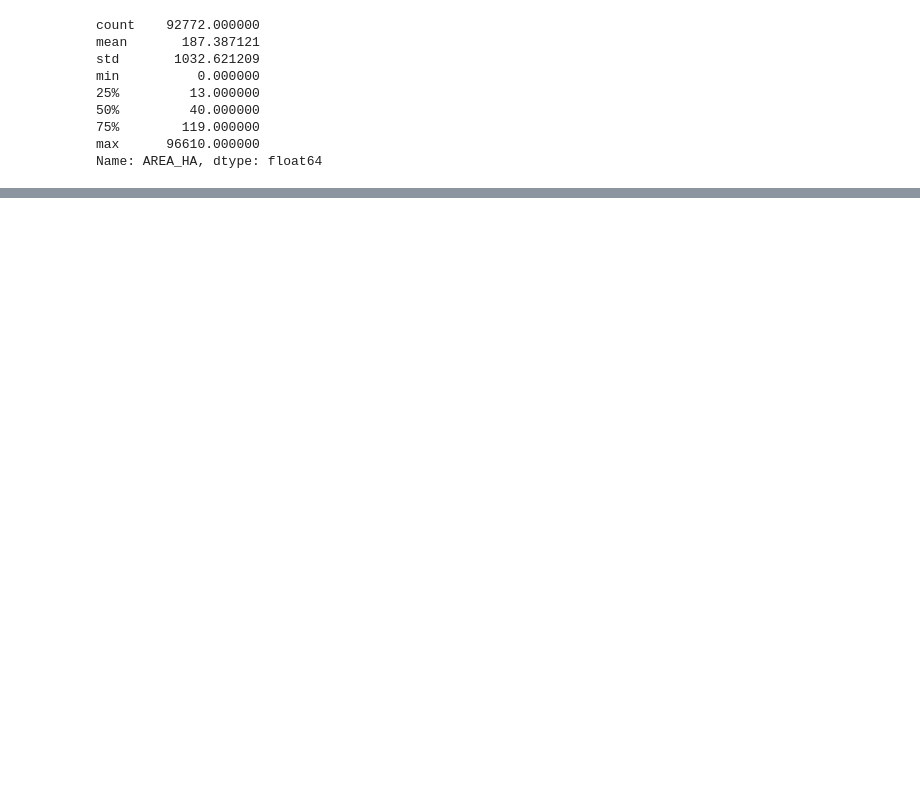
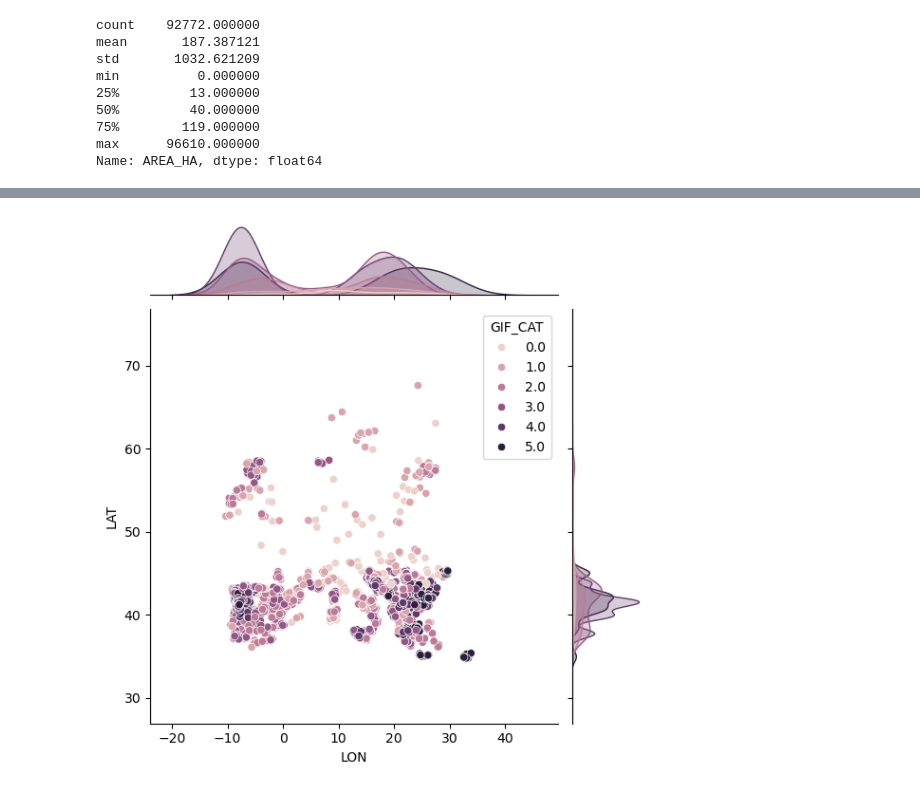
Before and after one commit to vrieraj/EDA_EFFIS, a Jupyter notebook: EDA_EFFIS.ipynb, the cells around one changed output, grey strips where cells are left out. Drawn from its saved outputs; the diff is of its cells as text; code cells hidden in the pictures; blank space fills up the shorter version.

```diff
--- a/EDA_EFFIS.ipynb
+++ b/EDA_EFFIS.ipynb
@@ -267,0 +330,9 @@ sns.jointplot(effis_eu, x='LON', y='LAT', hue = 'COUNTRY', legend=False);
+# %%
+# Categorizamos las zonas por número de incendios: al haber una distribución tan grande (de 1 a >175) simplificamos usado una escala logarítmica
+provincias = effis.PROVINCE.value_counts()
+
+categorias = {}
+for incendios, provincia in zip(provincias, provincias.index):
+    categorias[provincia] = np.log(incendios).round().astype(int)
+
+categorias
@@ -267,0 +357,7 @@ sns.jointplot(effis_eu, x='LON', y='LAT', hue = 'COUNTRY', legend=False);
+# %%
+# Asignamos a cada incendio su categoría, creando para ello una nueva variable
+
+for provincia, categoria in categorias.items():
+    effis.loc[effis.PROVINCE == provincia, 'GIF_CAT'] = categoria
+
+effis.GIF_CAT.value_counts()
@@ -267,0 +373,6 @@ sns.jointplot(effis_eu, x='LON', y='LAT', hue = 'COUNTRY', legend=False);
+# %%
+# Y echamos un vistazo a las 'zonas calientes'
+
+sns.jointplot(effis, x='LON', y='LAT', hue = 'GIF_CAT', legend=True);
+# %% [output]
+[figure, added]
```
Also changed, not shown: parts of 48 cells of this notebook.
